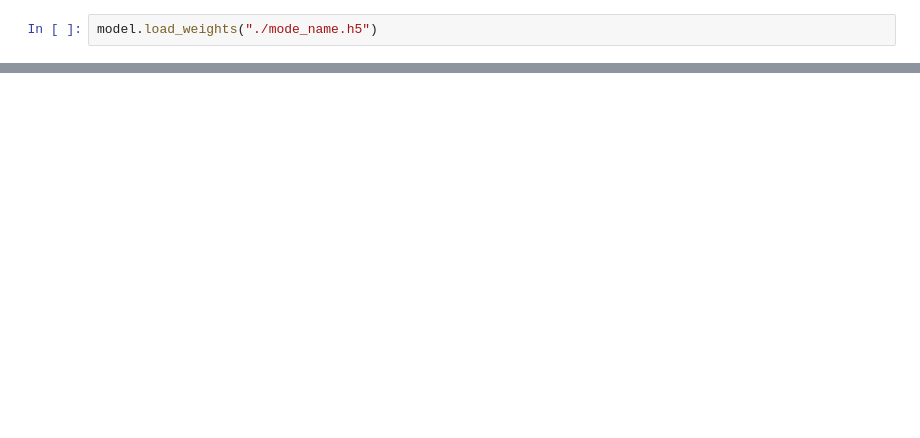
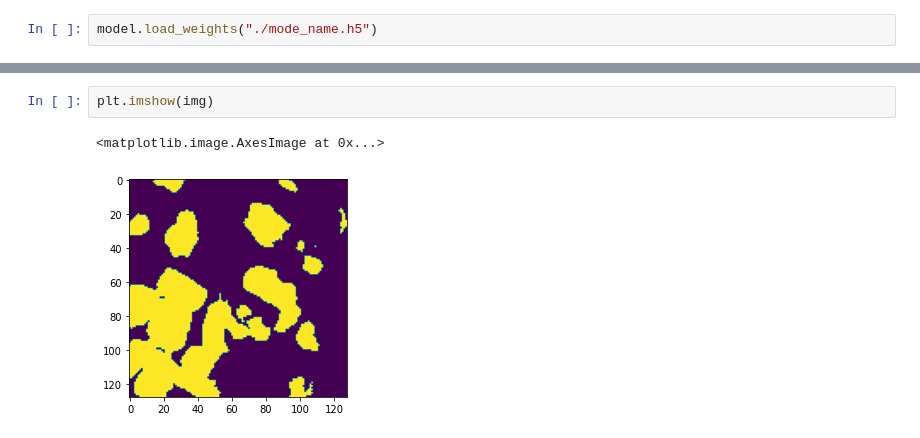
Before and after one commit to karunparashar/Segmenting-Buildings-for-Disaster-Resilience--Open-Cities-AI-, a Jupyter notebook: Predictor.ipynb, the cells around one changed output, grey strips where cells are left out. Drawn from its saved outputs; the diff is of its cells as text; blank space fills up the shorter version.

```diff
--- a/Predictor.ipynb
+++ b/Predictor.ipynb
@@ -112,0 +156,5 @@ res = predict_and_show_random_images(model, 10)
+# %%
+plt.imshow(img)
+# %% [output]
+<matplotlib.image.AxesImage at 0x...>
+[figure, added]
```
Also changed, not shown: parts of 17 cells of this notebook, 8 other files.
